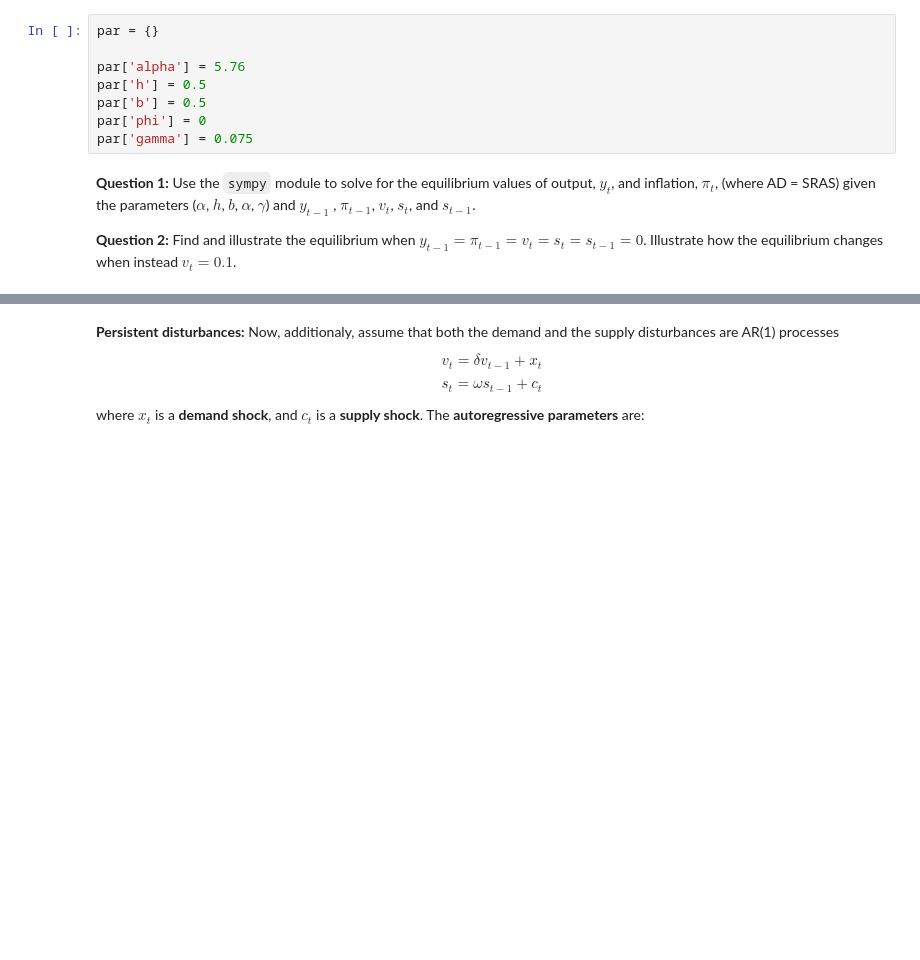
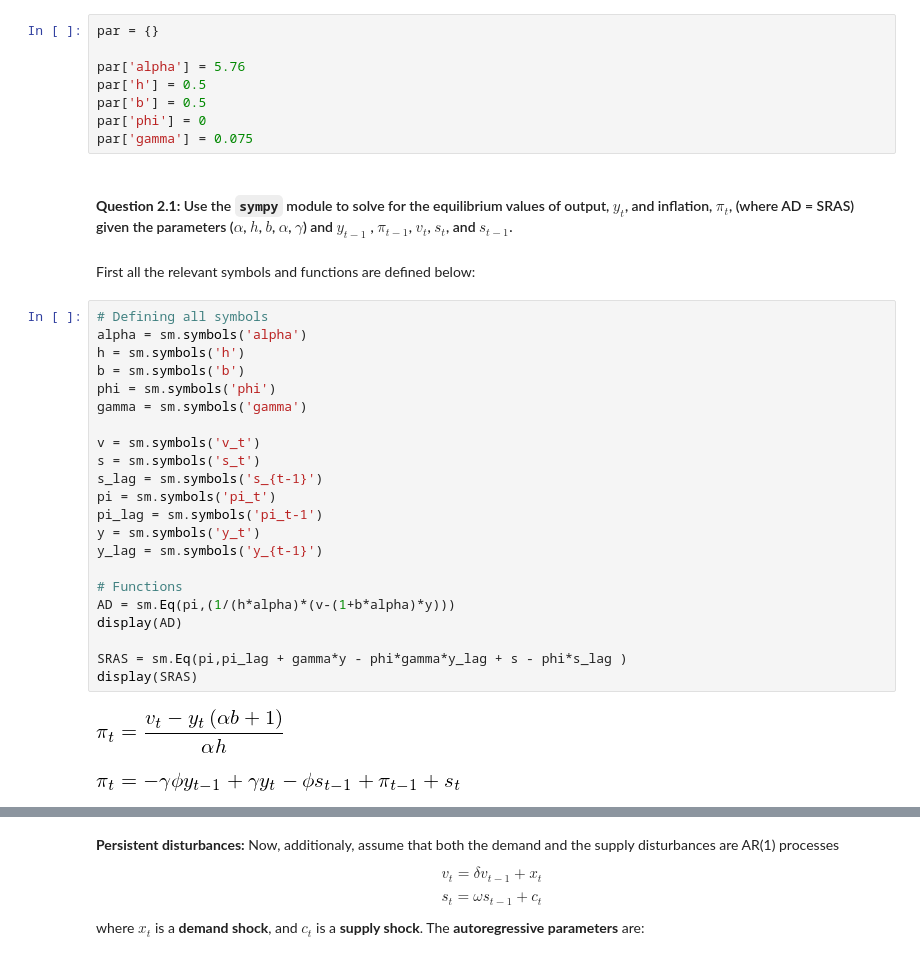
Before and after one commit to NumEconCopenhagen/projects-2019-adu, a Jupyter notebook: examproject/exam_2019.ipynb, the cells around one changed output, grey strips where cells are left out. Saved outputs shown, nothing was run; the diff lists cells and outputs as text; blank space fills up the shorter version.

```diff
--- a/examproject/exam_2019.ipynb
+++ b/examproject/exam_2019.ipynb
@@ -304,6 +321,31 @@ par['b'] = 0.5
 par['phi'] = 0
 par['gamma'] = 0.075
 # %% [markdown]
-**Question 1:** Use the ``sympy`` module to solve for the equilibrium values of output, $y_t$, and inflation, $\pi_t$, (where AD = SRAS) given the parameters ($\alpha$, $h$, $b$, $\alpha$, $\gamma$) and $y_{t-1}$ , $\pi_{t-1}$, $v_t$, $s_t$, and $s_{t-1}$.
-
-**Question 2:** Find and illustrate the equilibrium when $y_{t-1} = \pi_{t-1} = v_t = s_t = s_{t-1} = 0$. Illustrate how the equilibrium changes when instead $v_t = 0.1$.
+#### **Question 2.1:** Use the ``sympy`` module to solve for the equilibrium values of output, $y_t$, and inflation, $\pi_t$, (where AD = SRAS) given the parameters ($\alpha$, $h$, $b$, $\alpha$, $\gamma$) and $y_{t-1}$ , $\pi_{t-1}$, $v_t$, $s_t$, and $s_{t-1}$.
+# %% [markdown]
+First all the relevant symbols and functions are defined below:
+# %%
+# Defining all symbols
+alpha = sm.symbols('alpha')
+h = sm.symbols('h')
+b = sm.symbols('b')
+phi = sm.symbols('phi')
+gamma = sm.symbols('gamma')
+
+v = sm.symbols('v_t')
+s = sm.symbols('s_t')
+s_lag = sm.symbols('s_{t-1}')
+pi = sm.symbols('pi_t')
+pi_lag = sm.symbols('pi_t-1')
+y = sm.symbols('y_t')
+y_lag = sm.symbols('y_{t-1}')
+
+# Functions
+AD = sm.Eq(pi,(1/(h*alpha)*(v-(1+b*alpha)*y)))
+display(AD)
+
+SRAS = sm.Eq(pi,pi_lag + gamma*y - phi*gamma*y_lag + s - phi*s_lag )
+display(SRAS)
+# %% [output]
+[figure, added]
+[figure, added]
```
Also changed, not shown: parts of 41 cells of this notebook, 2 other files.
